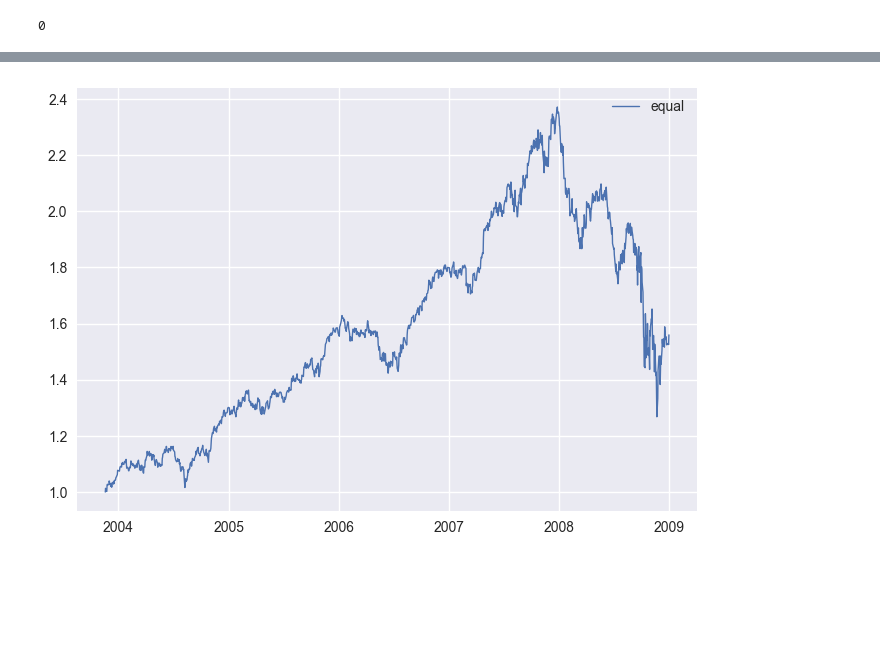
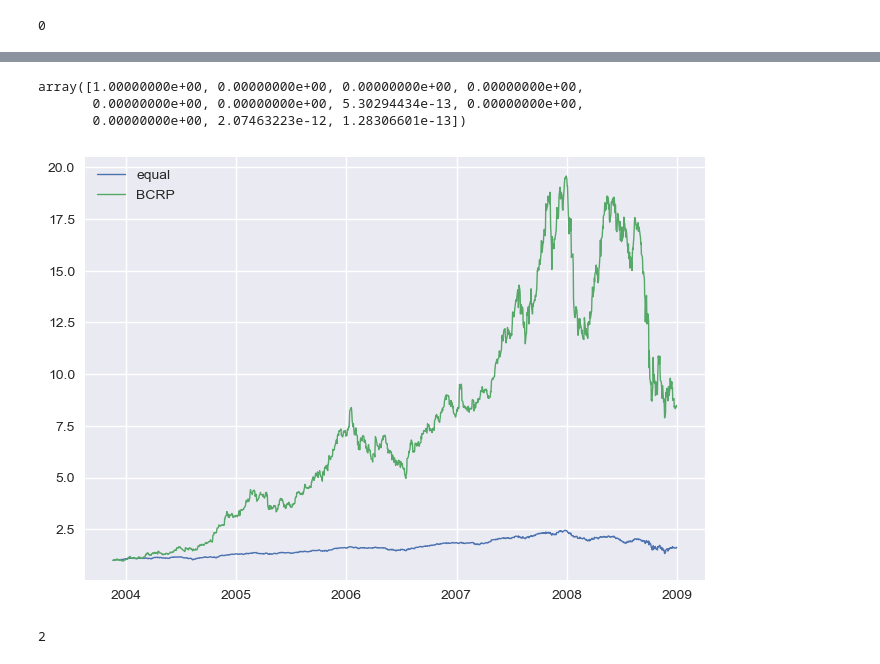
Before and after one commit to Terry-Xu-666/4530_projrct, a Jupyter notebook: OGD.ipynb, the cells around one changed output, grey strips where cells are left out. Drawn from its saved outputs; the diff is of its cells as text; code cells hidden in the pictures; blank space fills up the shorter version.

```diff
--- a/OGD.ipynb
+++ b/OGD.ipynb
@@ -8,7 +8,7 @@ import seaborn as sns
 plt.style.use('seaborn')
 # %%
 df_ori = pd.read_csv('./data/close.csv', sep=',')
-df_ori['cash'] = 1
+# df_ori['cash'] = 1
 # df_ori = pd.read_csv('./data/close_390.csv', sep=',')
 df_ori.head()
 # %% [output]
@@ -42,7 +42,9 @@ plt.show()
 # %% [output]
 [figure]
 # %%
+
 df = df_ori.pct_change().iloc[1:,:]
+df['cash']=(1.1)**(1/252)-1
 df.head()
 # %% [output]
 |  | AAPL | AMZN | JNJ | JPM | LLY | MSFT | NVDA | PG | UNH | XOM | cash |
@@ -84,11 +95,37 @@ arr_equal = equally_weighted(df)
+# %%
+#Best constant rebalanced portfolio in hindsight
+def BCRP(df):
+    x=cp.Variable(len(df.columns),nonneg=True)
+    objective=cp.Maximize(cp.sum(cp.log(1+df.values@x)))
+    constrains=[cp.sum(x)<=1]
+    problem=cp.Problem(objective,constrains)
+    result=problem.solve(solver=cp.ECOS)
+    weight=x.value
+    arr_pfl = [1]
+    cur_pfl = 1
+    for i in range(len(df)):
+        cur_pfl = cur_pfl * np.dot(weight, 1 + df.iloc[i,:].values)
+        arr_pfl.append(cur_pfl)
+    return weight,arr_pfl
+weight_BCRP,arr_BCRP=BCRP(df)
+weight_BCRP
+# %% [output]
+array([1.00000000e+00, 0.00000000e+00, 0.00000000e+00, 0.00000000e+00,
+       0.00000000e+00, 0.00000000e+00, 5.30294434e-13, 0.00000000e+00,
+       0.00000000e+00, 2.07463223e-12, 1.28306601e-13])
 # %%
 plt.figure()
 # plt.plot(df.index, arr_pfl[:-1], linewidth=0.5, label='OGD')
 plt.plot(df.index, arr_equal[:-1], linewidth=1, label='equal')
+plt.plot(df.index, arr_BCRP[:-1], linewidth=1, label='BCRP')
 plt.legend(loc='best')
 plt.show()
 # %% [output]
-[figure, old version]
+[figure, new version]
+# %%
+len(arr_BCRP)
+# %% [output]
+2
 # %%
 # begin OGD process
 # import math
```
Also changed, not shown: parts of 16 cells of this notebook.
